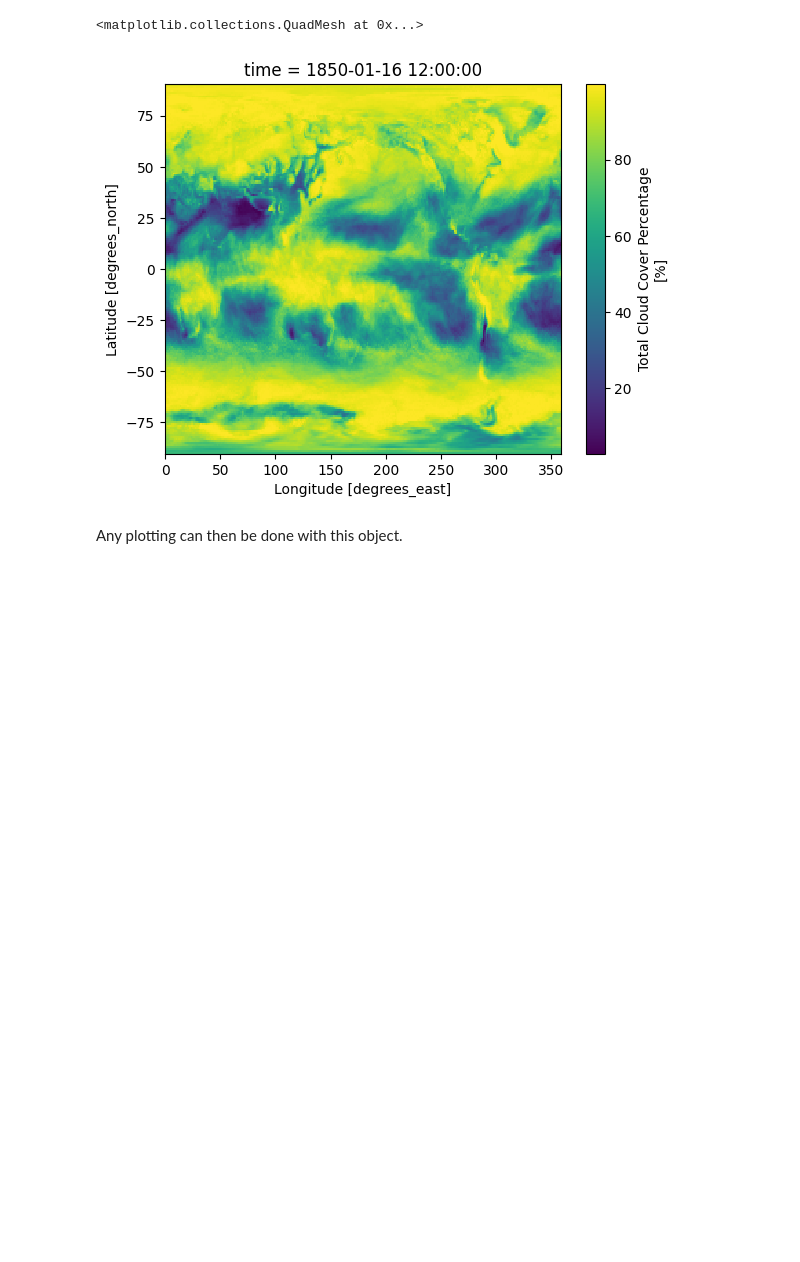
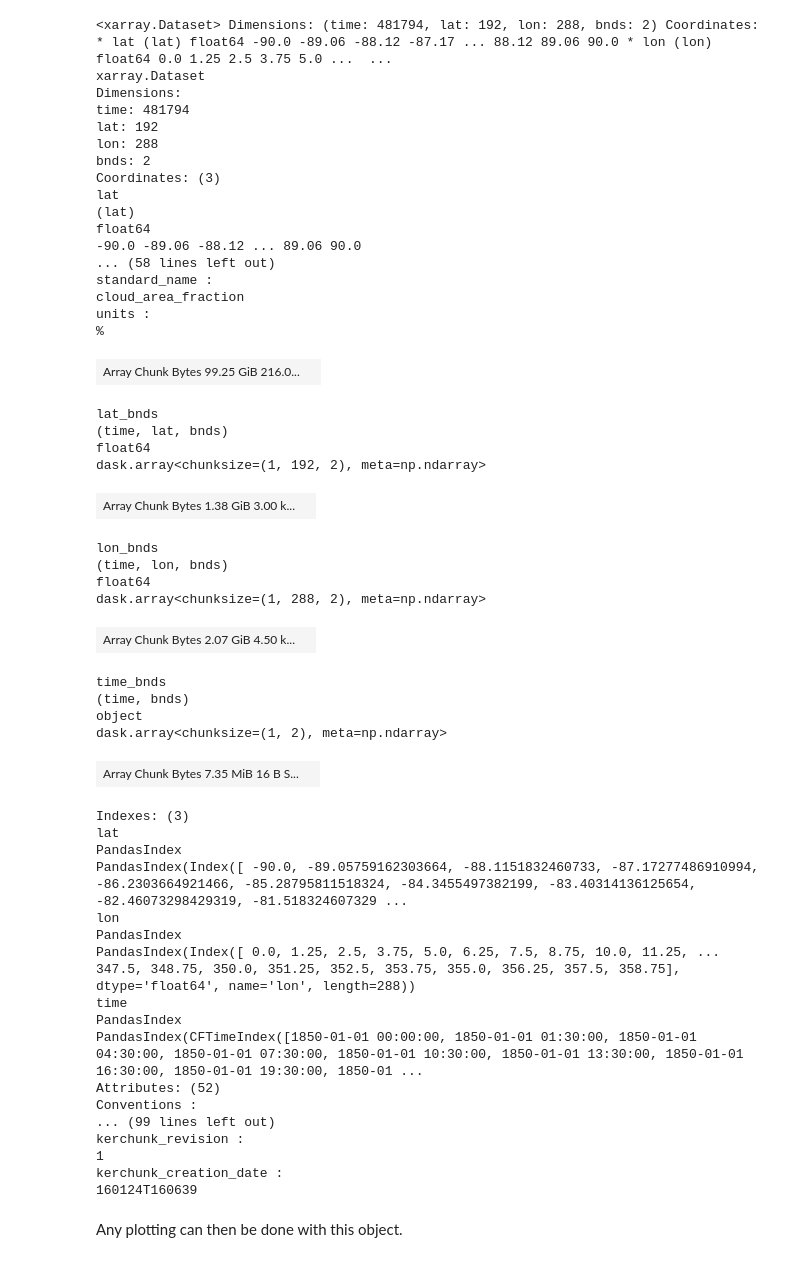
Before and after one commit to cedadev/padocc, a Jupyter notebook: showcase/notebooks/Kerchunk JSON.ipynb, the cells around one changed output. Cells and saved outputs as stored; diff of their text form; code cells hidden in the pictures; blank space fills up the shorter version.

```diff
--- a/showcase/notebooks/Kerchunk JSON.ipynb
+++ b/showcase/notebooks/Kerchunk JSON.ipynb
@@ -47,8 +20,56 @@ kg m-2 s-1
-# %%
-ds.clt.sel(time='1850-01-16').plot()
-# %% [output]
-<matplotlib.collections.QuadMesh at 0x...>
-[figure, removed]
+# %%
+ds
+# %% [output]
+<xarray.Dataset> Dimensions: (time: 481794, lat: 192, lon: 288, bnds: 2) Coordinates: * lat (lat) float64 -90.0 -89.06 -88.12 -87.17 ... 88.12 89.06 90.0 * lon (lon) float64 0.0 1.25 2.5 3.75 5.0 ...  ...
+xarray.Dataset
+Dimensions:
+time: 481794
+lat: 192
+lon: 288
+bnds: 2
+Coordinates: (3)
+lat
+(lat)
+float64
+-90.0 -89.06 -88.12 ... 89.06 90.0
+... (58 lines left out)
+standard_name :
+cloud_area_fraction
+units :
+%
+| Array Chunk Bytes 99.25 GiB 216.0... |  |
+lat_bnds
+(time, lat, bnds)
+float64
+dask.array<chunksize=(1, 192, 2), meta=np.ndarray>
+| Array Chunk Bytes 1.38 GiB 3.00 k... |  |
+lon_bnds
+(time, lon, bnds)
+float64
+dask.array<chunksize=(1, 288, 2), meta=np.ndarray>
+| Array Chunk Bytes 2.07 GiB 4.50 k... |  |
+time_bnds
+(time, bnds)
+object
+dask.array<chunksize=(1, 2), meta=np.ndarray>
+| Array Chunk Bytes 7.35 MiB 16 B S... |  |
+Indexes: (3)
+lat
+PandasIndex
+PandasIndex(Index([ -90.0, -89.05759162303664, -88.1151832460733, -87.17277486910994, -86.2303664921466, -85.28795811518324, -84.3455497382199, -83.40314136125654, -82.46073298429319, -81.518324607329 ...
+lon
+PandasIndex
+PandasIndex(Index([ 0.0, 1.25, 2.5, 3.75, 5.0, 6.25, 7.5, 8.75, 10.0, 11.25, ... 347.5, 348.75, 350.0, 351.25, 352.5, 353.75, 355.0, 356.25, 357.5, 358.75], dtype='float64', name='lon', length=288))
+time
+PandasIndex
+PandasIndex(CFTimeIndex([1850-01-01 00:00:00, 1850-01-01 01:30:00, 1850-01-01 04:30:00, 1850-01-01 07:30:00, 1850-01-01 10:30:00, 1850-01-01 13:30:00, 1850-01-01 16:30:00, 1850-01-01 19:30:00, 1850-01 ...
+Attributes: (52)
+Conventions :
+... (99 lines left out)
+kerchunk_revision :
+1
+kerchunk_creation_date :
+160124T160639
 # %% [markdown]
 Any plotting can then be done with this object.
 # %%
```
Also changed, not shown: parts of 16 cells of this notebook.
